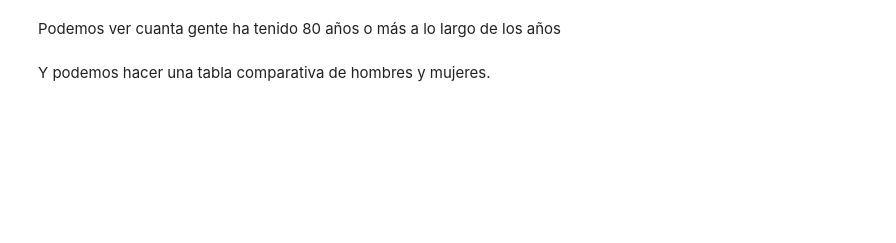
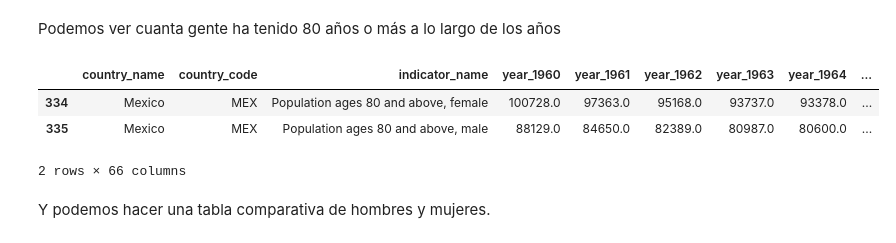
Before and after one commit to Gabo-always-learning/Base-de-Datos, a Jupyter notebook: POBLACION.ipynb, the cells around one changed output. Cells and saved outputs as stored; diff of their text form; code cells hidden in the pictures; blank space fills up the shorter version.

```diff
--- a/POBLACION.ipynb
+++ b/POBLACION.ipynb
@@ -6,23 +9,3 @@ import pandas as pd
 import matplotlib.pyplot as plt
 # %% [markdown]
 Haremos la conexión con la base de datos
-# %%
-def connect_to_db():
-    return mysql.connector.connect(
-        host="localhost",
-        port=3306,
-        user="root",
-        password="1234",
-        database="POBLACION"
-    )
-
-def query_db(query):
-    connection = connect_to_db()
-    cursor = connection.cursor()
-    cursor.execute(query)
-    data = cursor.fetchall()
-    columns = [col[0] for col in cursor.description]
-    df = pd.DataFrame(data, columns=columns)
-    cursor.close()
-    connection.close()
-    return df
@@ -39,8 +317,13 @@ df_mx
 # %% [markdown]
 Podemos ver cuanta gente ha tenido 80 años o más a lo largo de los años
 # %%
-df_mx_80 = df_mx[['Indicator_Name']==['Population ages 80 and above, male','Population ages 80 and above, female']]
+df_mx_80 = df_mx[df_mx['indicator_name'].isin(['Population ages 80 and above, male','Population ages 80 and above, female'])]
 df_mx_80
+# %% [output]
+|  | country_name | country_code | indicator_name | year_1960 | year_1961 | year_1962 | year_1963 | year_1964 | ... |
+| 334 | Mexico | MEX | Population ages 80 and above, female | 100728.0 | 97363.0 | 95168.0 | 93737.0 | 93378.0 | ... |
+| 335 | Mexico | MEX | Population ages 80 and above, male | 88129.0 | 84650.0 | 82389.0 | 80987.0 | 80600.0 | ... |
+2 rows × 66 columns
 # %% [markdown]
 Y podemos hacer una tabla comparativa de hombres y mujeres.
 # %%
```
Also changed, not shown: parts of 16 cells of this notebook.
